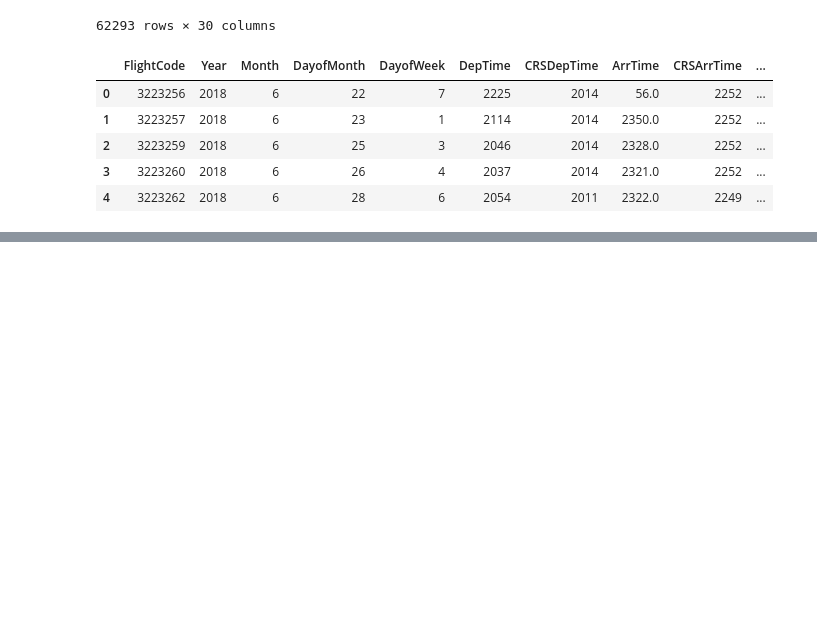
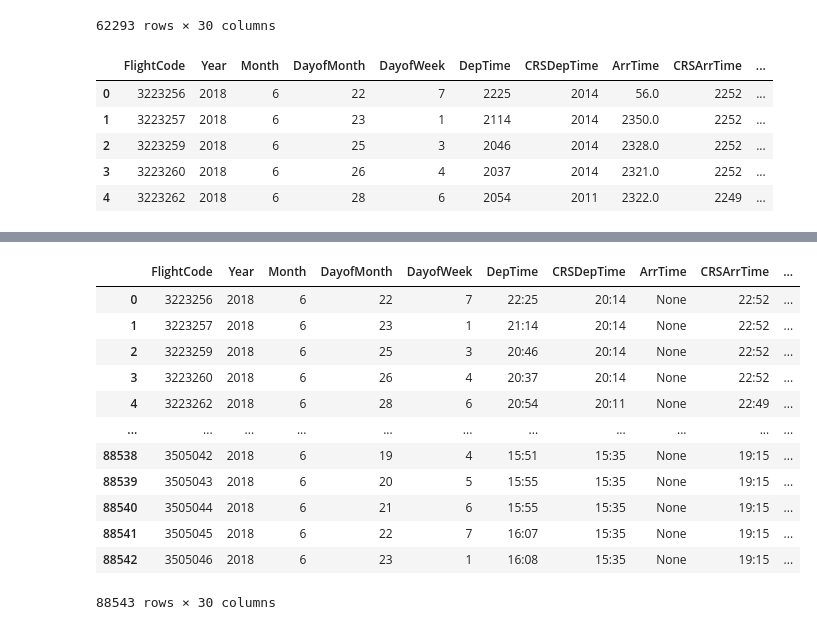
Before and after one commit to bhupii77/Digipodium-AB, a Jupyter notebook: flight_data_analysis/analysis.ipynb, the cells around one changed output, grey strips where cells are left out. Saved outputs shown, nothing was run; the diff lists cells and outputs as text; code cells hidden in the pictures; blank space fills up the shorter version.

```diff
--- a/flight_data_analysis/analysis.ipynb
+++ b/flight_data_analysis/analysis.ipynb
@@ -81,3 +81,23 @@ df.head()
 | 2 | 3223259 | 2018 | 6 | 25 | 3 | 2046 | 2014 | 2328.0 | 2252 | ... |
 | 3 | 3223260 | 2018 | 6 | 26 | 4 | 2037 | 2014 | 2321.0 | 2252 | ... |
 | 4 | 3223262 | 2018 | 6 | 28 | 6 | 2054 | 2011 | 2322.0 | 2249 | ... |
+# %%
+def generate_readable_time(data):
+    if isinstance(data, int):
+        data = list(str(data))
+        if len(data) == 4:
+            data = f"{data[0]}{data[1]}:{data[2]}{data[3]}"
+        elif len(data) == 3:
+            data = f"0{data[0]}:{data[1]}{data[2]}"
+        elif len(data) == 2:
+            data = f"00:{data[0]}{data[1]}"
+        elif len(data) == 1:
+            data = f"00:0{data[0]}"
+        else:
+            print(data)
+        return data
+
+df['DepTime'].apply(generate_readable_time)
+df['CRSDepTime'].apply(generate_readable_time)
+df['ArrTime'].apply(generate_readable_time)
+df['CRSArrTime'].apply(generate_readable_time)
@@ -83,0 +117,20 @@ df.head()
+# %%
+df['DepTime']= df['DepTime'].apply(generate_readable_time)
+df['CRSDepTime']=df['CRSDepTime'].apply(generate_readable_time)
+df['ArrTime']=df['ArrTime'].apply(generate_readable_time)
+df['CRSArrTime']=df['CRSArrTime'].apply(generate_readable_time)
+df
+# %% [output]
+|  | FlightCode | Year | Month | DayofMonth | DayofWeek | DepTime | CRSDepTime | ArrTime | CRSArrTime | ... |
+| 0 | 3223256 | 2018 | 6 | 22 | 7 | 22:25 | 20:14 | None | 22:52 | ... |
+| 1 | 3223257 | 2018 | 6 | 23 | 1 | 21:14 | 20:14 | None | 22:52 | ... |
+| 2 | 3223259 | 2018 | 6 | 25 | 3 | 20:46 | 20:14 | None | 22:52 | ... |
+| 3 | 3223260 | 2018 | 6 | 26 | 4 | 20:37 | 20:14 | None | 22:52 | ... |
+| 4 | 3223262 | 2018 | 6 | 28 | 6 | 20:54 | 20:11 | None | 22:49 | ... |
+| ... | ... | ... | ... | ... | ... | ... | ... | ... | ... | ... |
+| 88538 | 3505042 | 2018 | 6 | 19 | 4 | 15:51 | 15:35 | None | 19:15 | ... |
+| 88539 | 3505043 | 2018 | 6 | 20 | 5 | 15:55 | 15:35 | None | 19:15 | ... |
+| 88540 | 3505044 | 2018 | 6 | 21 | 6 | 15:55 | 15:35 | None | 19:15 | ... |
+| 88541 | 3505045 | 2018 | 6 | 22 | 7 | 16:07 | 15:35 | None | 19:15 | ... |
+| 88542 | 3505046 | 2018 | 6 | 23 | 1 | 16:08 | 15:35 | None | 19:15 | ... |
+88543 rows × 30 columns
```
Also changed, not shown: parts of 1 cell of this notebook, 1 other file.
